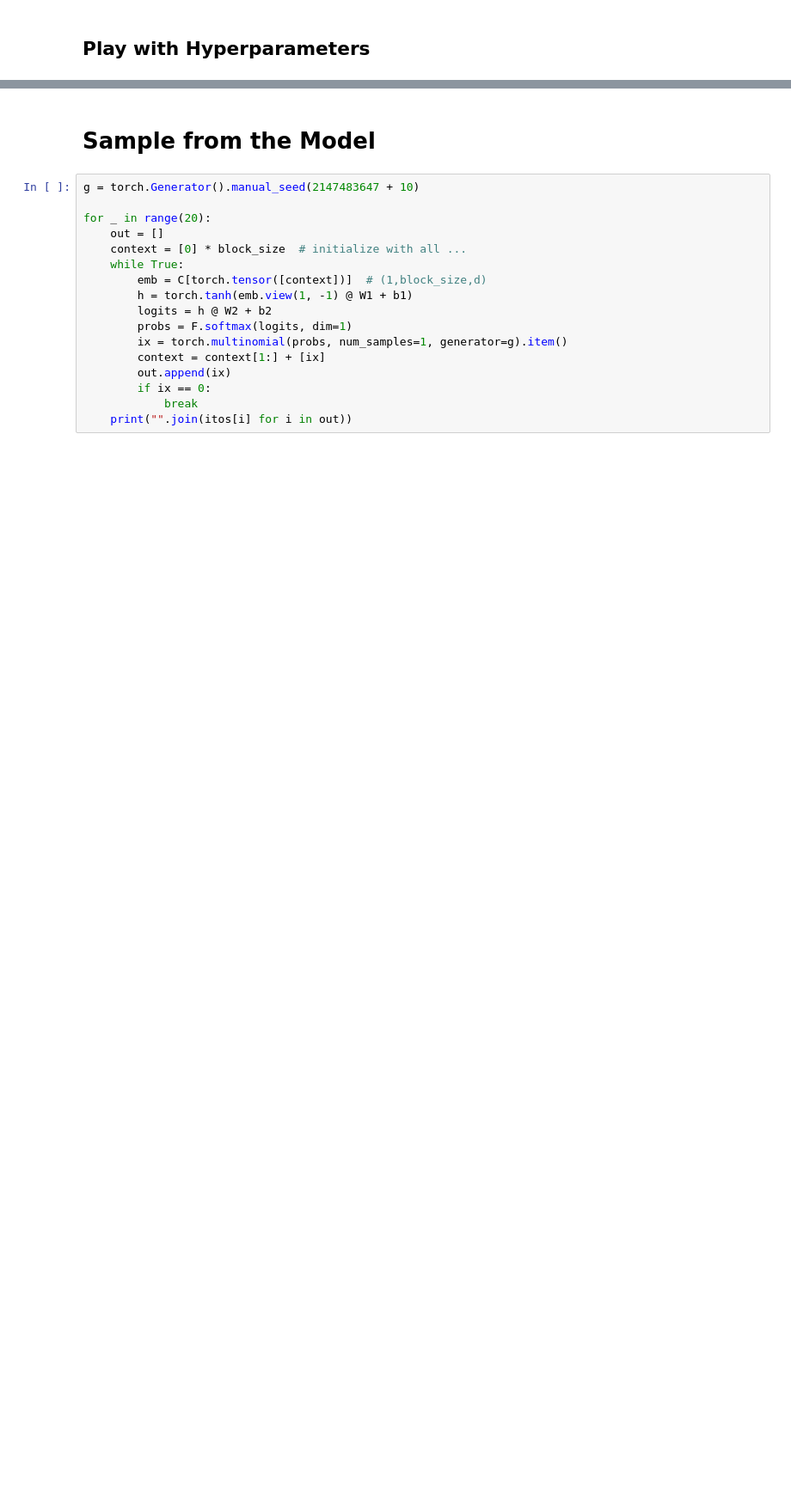
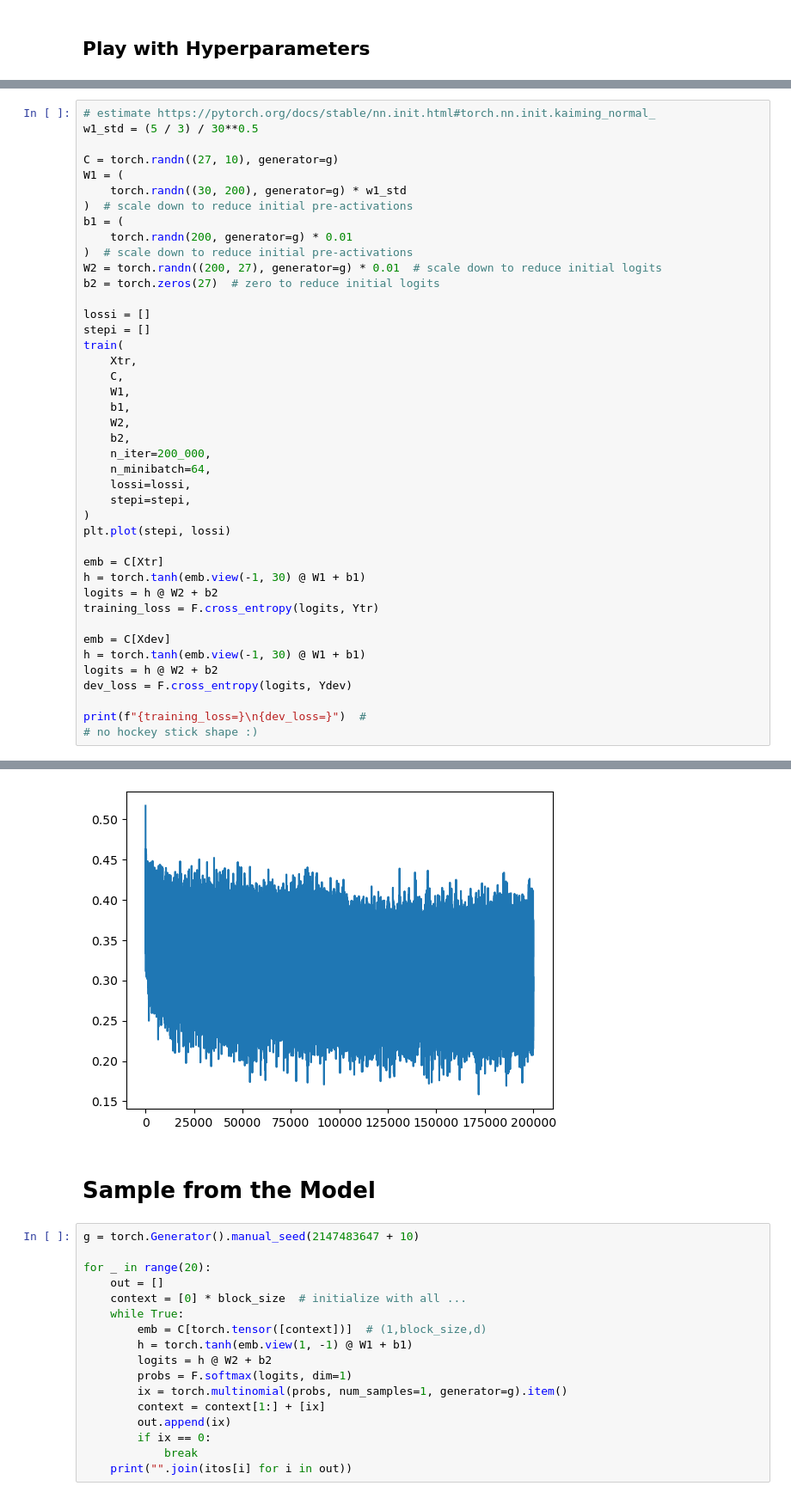
Before and after one commit to xouyang1/nn-zero-to-hero, a Jupyter notebook: makemore/makemore_part2_mlp.ipynb, the cells around one changed output, grey strips where cells are left out. Shown at 86% size. Cells and saved outputs as stored; diff of their text form; blank space fills up the shorter version.

```diff
--- a/makemore/makemore_part2_mlp.ipynb
+++ b/makemore/makemore_part2_mlp.ipynb
@@ -217,0 +259,43 @@ dev_loss=tensor(2.1617, grad_fn=<NllLossBackward0>)
+# %%
+# estimate https://pytorch.org/docs/stable/nn.init.html#torch.nn.init.kaiming_normal_
+w1_std = (5 / 3) / 30**0.5
+
+C = torch.randn((27, 10), generator=g)
+W1 = (
+    torch.randn((30, 200), generator=g) * w1_std
+)  # scale down to reduce initial pre-activations
+b1 = (
+    torch.randn(200, generator=g) * 0.01
+)  # scale down to reduce initial pre-activations
+W2 = torch.randn((200, 27), generator=g) * 0.01  # scale down to reduce initial logits
+b2 = torch.zeros(27)  # zero to reduce initial logits
+
+lossi = []
+stepi = []
+train(
+    Xtr,
+    C,
+    W1,
+    b1,
+    W2,
+    b2,
+    n_iter=200_000,
+    n_minibatch=64,
+    lossi=lossi,
+    stepi=stepi,
+)
+plt.plot(stepi, lossi)
+
+emb = C[Xtr]
+h = torch.tanh(emb.view(-1, 30) @ W1 + b1)
+logits = h @ W2 + b2
+training_loss = F.cross_entropy(logits, Ytr)
+
+emb = C[Xdev]
+h = torch.tanh(emb.view(-1, 30) @ W1 + b1)
+logits = h @ W2 + b2
+dev_loss = F.cross_entropy(logits, Ydev)
+
+print(f"{training_loss=}\n{dev_loss=}")  #
+# no hockey stick shape :)
+# %% [output]
@@ -218,3 +304,4 @@ dev_loss=tensor(2.1617, grad_fn=<NllLossBackward0>)
+[figure, added]
 # %% [markdown]
 # Sample from the Model
 # %%
```
Also changed, not shown: parts of 11 cells of this notebook, 5 other files.
